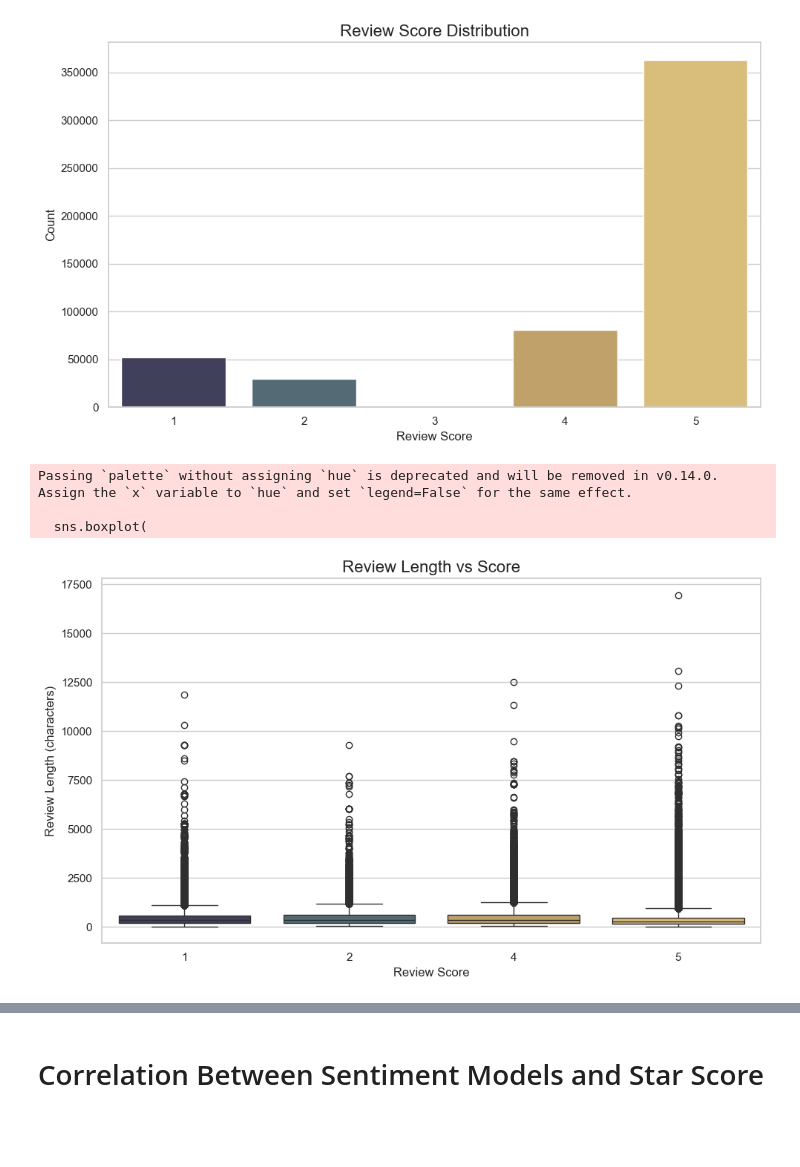
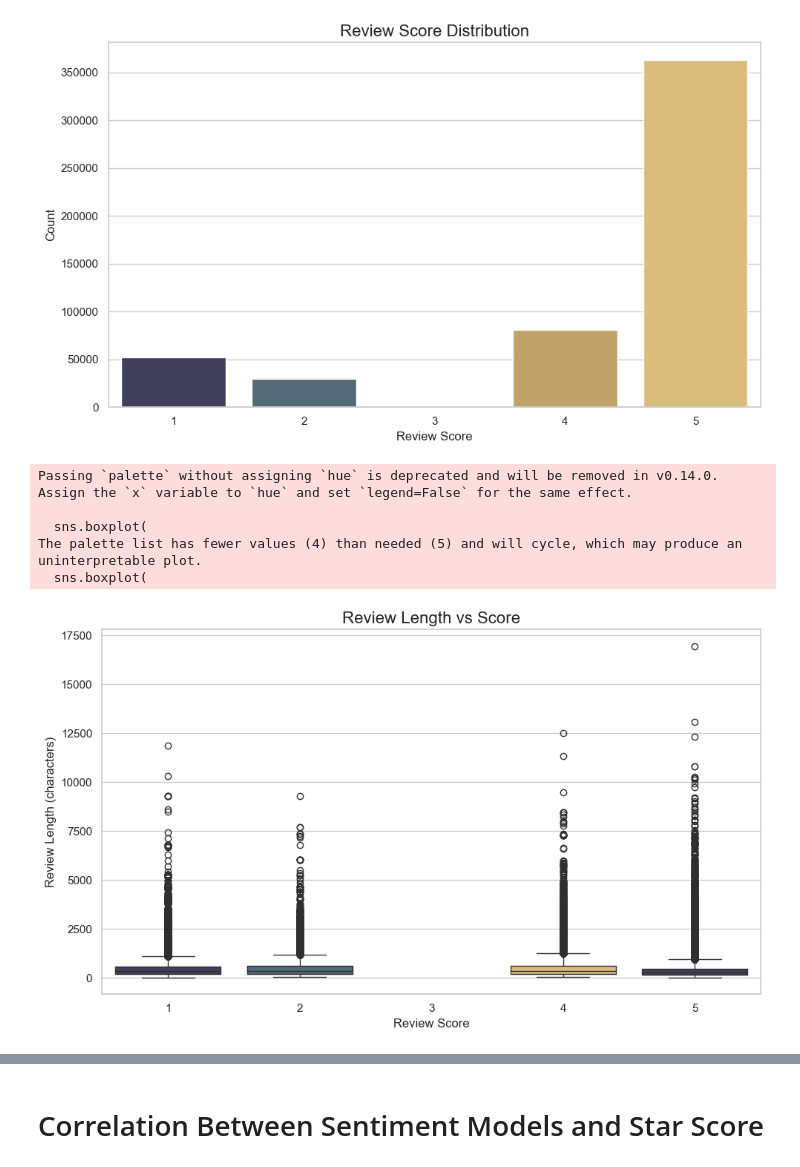
Before and after one commit to marwahfaraj/amazon-fine-food-reviews-analysis, a Jupyter notebook: notebooks/01_eda_sentiment_analysis.ipynb, the cells around one changed output, grey strips where cells are left out. Cells and saved outputs as stored; diff of their text form; code cells hidden in the pictures; blank space fills up the shorter version.

```diff
--- a/notebooks/01_eda_sentiment_analysis.ipynb
+++ b/notebooks/01_eda_sentiment_analysis.ipynb
@@ -5,8 +5,6 @@ import os
 # Add parent directory to path so we can import from scripts/
 sys.path.append(os.path.abspath(os.path.join(os.path.dirname(".."), '..')))
 # %%
-#01_eda_sentiment_analysis.ipynb
-
 # 1. Imports and setup
 import pandas as pd
 import matplotlib.pyplot as plt
@@ -17,7 +15,6 @@ from wordcloud import WordCloud
 from scripts.preprocess import load_and_clean_data
 from scripts.sentiment_analysis import apply_sentiment_scores
 from scripts.hf_sentiment_model import apply_hf_sentiment
-
 
 # Plotting style
 sns.set(style="whitegrid")
@@ -31,11 +28,11 @@ print(f"Dataset loaded: {df.shape[0]:,} rows")
 # 3. Apply TextBlob and VADER sentiment
 df = apply_sentiment_scores(df)
 
-# 4. Apply Hugging Face sentiment (sample only for speed)
-df_sample = apply_hf_sentiment(df, sample_size=1000)
+# 4. Apply Hugging Face sentiment to full dataset
+df = apply_hf_sentiment(df)
 
-# Save results for later
-df_sample.to_csv("../results/sentiment_scores.csv", index=False)
+# 5. Save full results
+df.to_csv("../results/sentiment_scores_full.csv", index=False)
 # %% [output]
 Dataset loaded: 525,814 rows
 # %% [markdown]
@@ -75,40 +90,53 @@ import seaborn as sns
 import matplotlib.pyplot as plt
 import os
 
-# Ensure output directory exists
+# Ensure the output directory exists
 os.makedirs("../visuals/histograms", exist_ok=True)
 
-# Define custom color palette
+# Custom brand palette
 custom_palette = {
     1: "#3B3C60",   # deep navy
     2: "#4F6D7A",   # desaturated blue
-    3: "#D1B46A",   # optional if Score=3 is included
+    3: "#D1B46A",   # soft gold (neutral)
     4: "#CDA55B",   # warm mustard
     5: "#E9C46A"    # light gold
 }
 
-# Make sure Score is integer
-df['Score'] = df['Score'].astype(int)
+# Ensure Score is integer
+df["Score"] = df["Score"].astype(int)
 
-# Plot with matching colors using palette lookup
+# Fixed order of scores for consistent coloring
+score_order = [1, 2, 3, 4, 5]
+
+# Build the palette in order with fallback gray if a score is missing
+palette_ordered = [custom_palette.get(score, "#CCCCCC") for score in score_order if score in df["Score"].unique()]
+
+# Plot
+plt.figure(figsize=(10, 6))
 sns.boxplot(
     x="Score",
     y="review_length",
     data=df,
-    palette=[custom_palette.get(score, "#CCCCCC") for score in sorted(df["Score"].unique())]
+    palette=palette_ordered,
+    order=score_order
 )
 
+# Style
 plt.title("Review Length vs Score", fontsize=16)
 plt.xlabel("Review Score", fontsize=12)
 plt.ylabel("Review Length (characters)", fontsize=12)
 plt.xticks(fontsize=11)
 plt.yticks(fontsize=11)
 plt.tight_layout()
+
+# Save
 plt.savefig("../visuals/histograms/review_length_vs_score.png")
 plt.show()
 # %% [output]
 Passing `palette` without assigning `hue` is deprecated and will be removed in v0.14.0. Assign the `x` variable to `hue` and set `legend=False` for the same effect.
 
   sns.boxplot(
+The palette list has fewer values (4) than needed (5) and will cycle, which may produce an uninterpretable plot.
+  sns.boxplot(
-[figure, old version]
+[figure, new version]
 # %%
```
Also changed, not shown: parts of 12 cells of this notebook, 24 other files.
